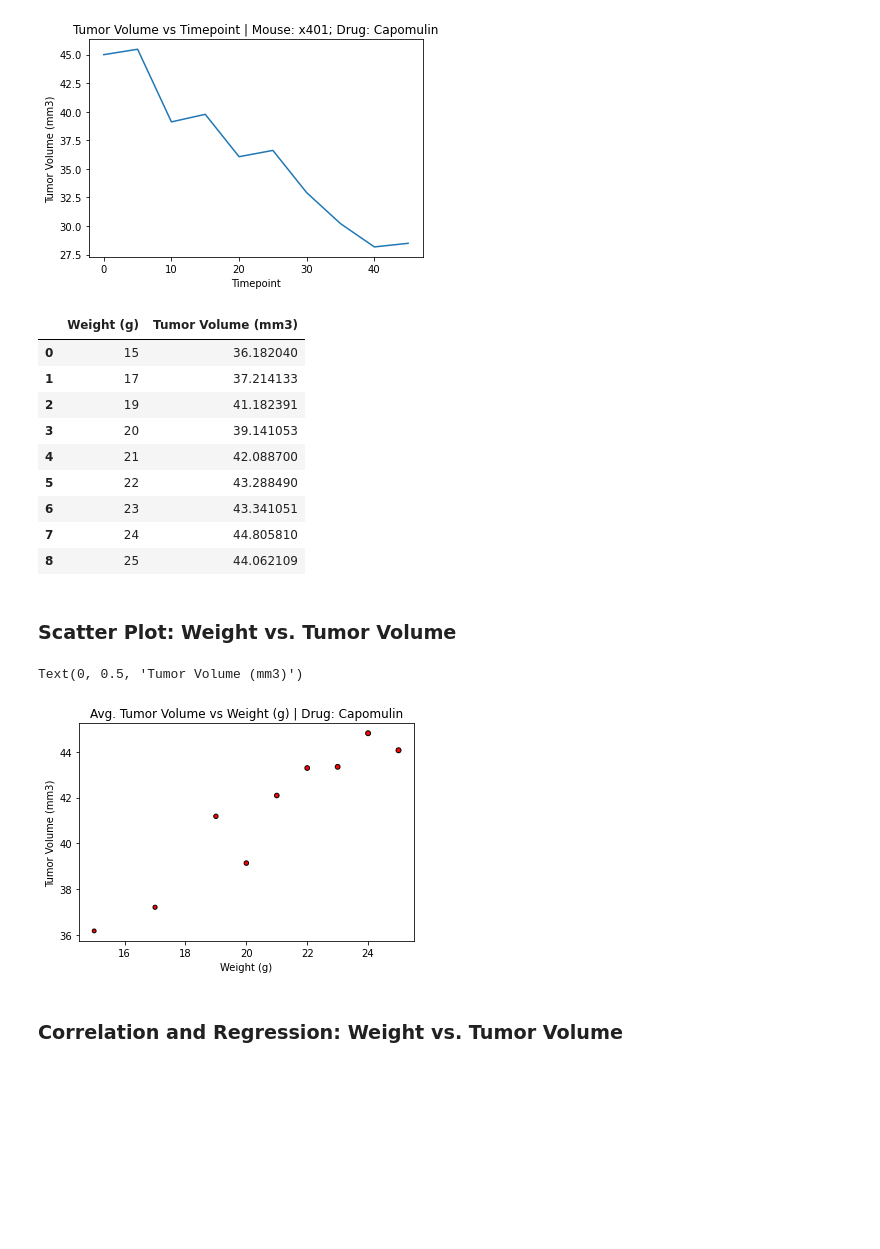
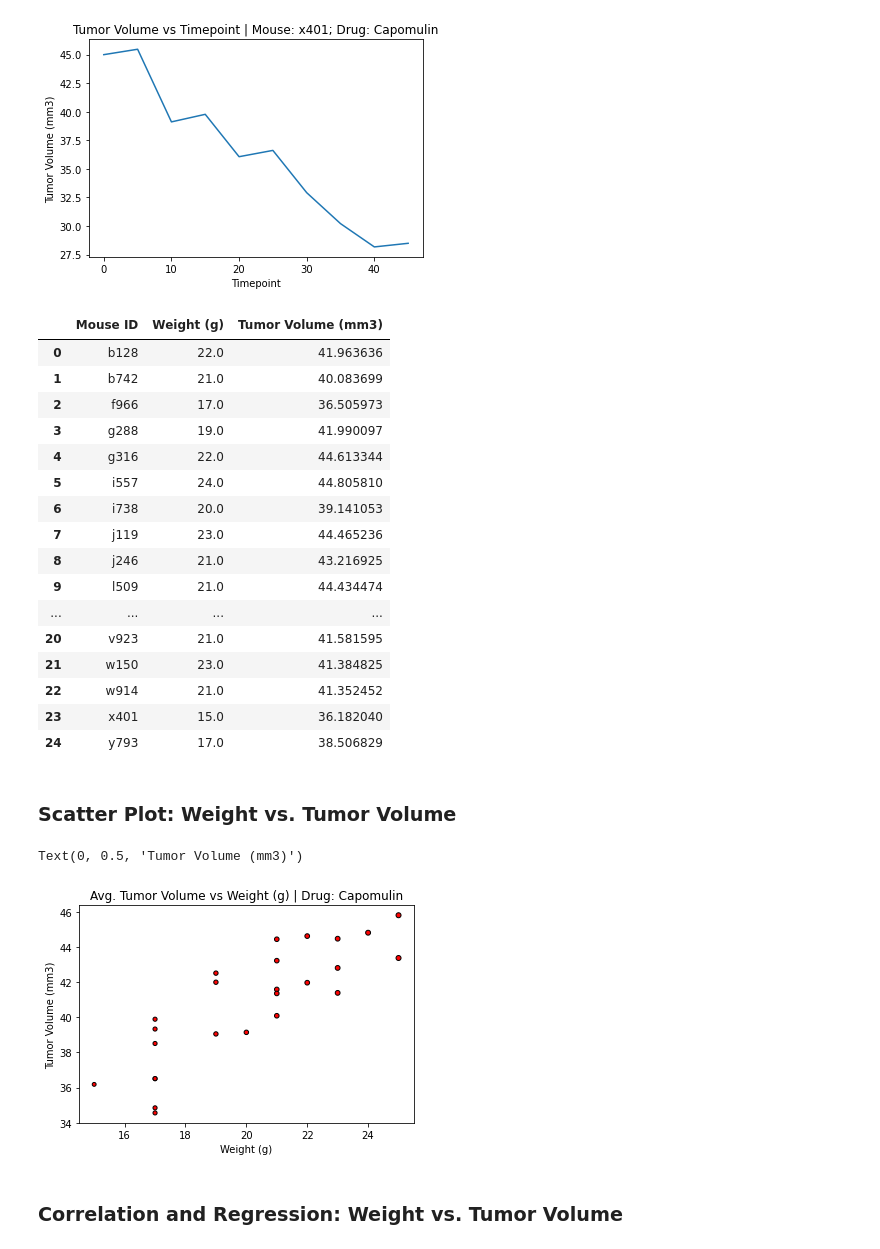
Before and after one commit to HilaryKoerner/PyMaceutical_Matplotlib_Analysis, a Jupyter notebook: Pymaceuticals-Copy7.ipynb, the cells around one changed output. Drawn from its saved outputs; the diff is of its cells as text; code cells hidden in the pictures; blank space fills up the shorter version.

```diff
--- a/Pymaceuticals-Copy7.ipynb
+++ b/Pymaceuticals-Copy7.ipynb
@@ -322,20 +335,27 @@ plt.show()
 # %%
 cap_group=mouse_df[mouse_df["Drug Regimen"]=="Capomulin"]
 cap_group
 
-cap_weight_avg_tumor = pd.DataFrame(cap_group.groupby("Weight (g)").mean()["Tumor Volume (mm3)"]).reset_index()
+cap_weight_avg_tumor = pd.DataFrame(cap_group.groupby("Mouse ID").mean()[["Weight (g)", "Tumor Volume (mm3)"]]).reset_index()
 cap_weight_avg_tumor
 # %% [output]
-|  | Weight (g) | Tumor Volume (mm3) |
-| 0 | 15 | 36.182040 |
-| 1 | 17 | 37.214133 |
-| 2 | 19 | 41.182391 |
-| 3 | 20 | 39.141053 |
-| 4 | 21 | 42.088700 |
-| 5 | 22 | 43.288490 |
-| 6 | 23 | 43.341051 |
-| 7 | 24 | 44.805810 |
-| 8 | 25 | 44.062109 |
+|  | Mouse ID | Weight (g) | Tumor Volume (mm3) |
+| 0 | b128 | 22.0 | 41.963636 |
+| 1 | b742 | 21.0 | 40.083699 |
+| 2 | f966 | 17.0 | 36.505973 |
+| 3 | g288 | 19.0 | 41.990097 |
+| 4 | g316 | 22.0 | 44.613344 |
+| 5 | i557 | 24.0 | 44.805810 |
+| 6 | i738 | 20.0 | 39.141053 |
+| 7 | j119 | 23.0 | 44.465236 |
+| 8 | j246 | 21.0 | 43.216925 |
+| 9 | l509 | 21.0 | 44.434474 |
+| ... | ... | ... | ... |
+| 20 | v923 | 21.0 | 41.581595 |
+| 21 | w150 | 23.0 | 41.384825 |
+| 22 | w914 | 21.0 | 41.352452 |
+| 23 | x401 | 15.0 | 36.182040 |
+| 24 | y793 | 17.0 | 38.506829 |
 # %% [markdown]
 ### Scatter Plot: Weight vs. Tumor Volume
 # %%
@@ -349,7 +369,7 @@ plt.xlabel("Weight (g)")
 plt.ylabel("Tumor Volume (mm3)")
 # %% [output]
 Text(0, 0.5, 'Tumor Volume (mm3)')
-[figure, old version]
+[figure, new version]
 # %% [markdown]
 ### Correlation and Regression: Weight vs. Tumor Volume
 # %%
```
Also changed, not shown: parts of 7 cells of this notebook.
